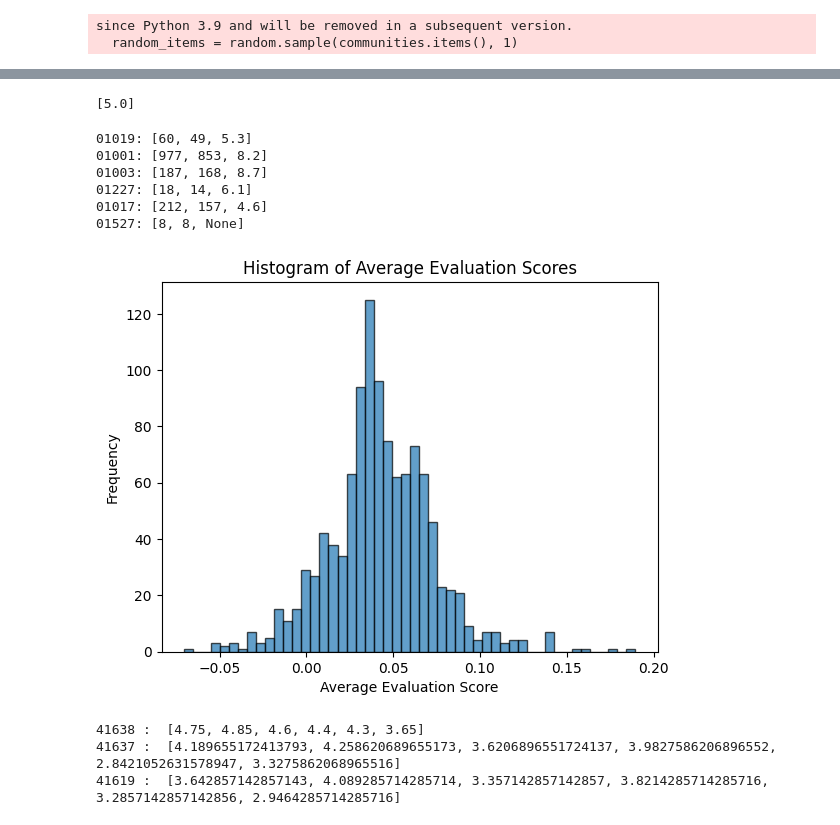
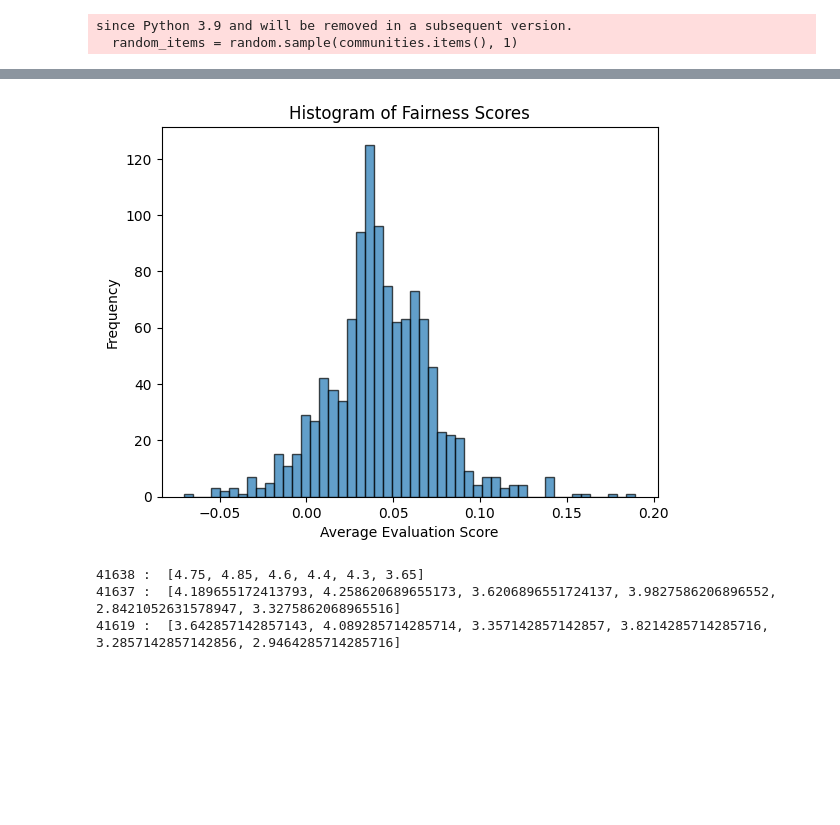
Before and after one commit to ThereseStein/CourseAnalyzer, a Jupyter notebook: test_evaluation_func.ipynb, the cells around one changed output, grey strips where cells are left out. Saved outputs shown, nothing was run; the diff lists cells and outputs as text; code cells hidden in the pictures; blank space fills up the shorter version.

```diff
--- a/test_evaluation_func.ipynb
+++ b/test_evaluation_func.ipynb
@@ -375,14 +370,0 @@ communities[726]
-# %%
-G.nodes['41392']['eval_scores']
-# %% [output]
-[5.0]
-# %%
-for course in communities[1]:
-    print(f"{course}: {G.nodes[course]['grade_scores']}")
-# %% [output]
-01019: [60, 49, 5.3]
-01001: [977, 853, 8.2]
-01003: [187, 168, 8.7]
-01227: [18, 14, 6.1]
-01017: [212, 157, 4.6]
-01527: [8, 8, None]
@@ -414,15 +411,15 @@ for community_id, courses in communities.items():
 # %%
 # Filter out null values from average_eval_scores
 filtered_scores = [score-(0.8/4.8) for score in average_eval_scores.values() if score is not None]
 
 # Plot the histogram
 plt.hist(filtered_scores, bins=50, color='C0', alpha=0.7, edgecolor='black')
-plt.title('Histogram of Average Evaluation Scores')
+plt.title('Histogram of Fairness Scores')
 plt.xlabel('Average Evaluation Score')
 plt.ylabel('Frequency')
 plt.show()
 # %% [output]
-[figure, old version]
+[figure, new version]
 # %%
 for course in communities[757]:
     print(course ,": ",G.nodes[course]['eval_scores'])
```
Also changed, not shown: parts of 3 cells of this notebook.
